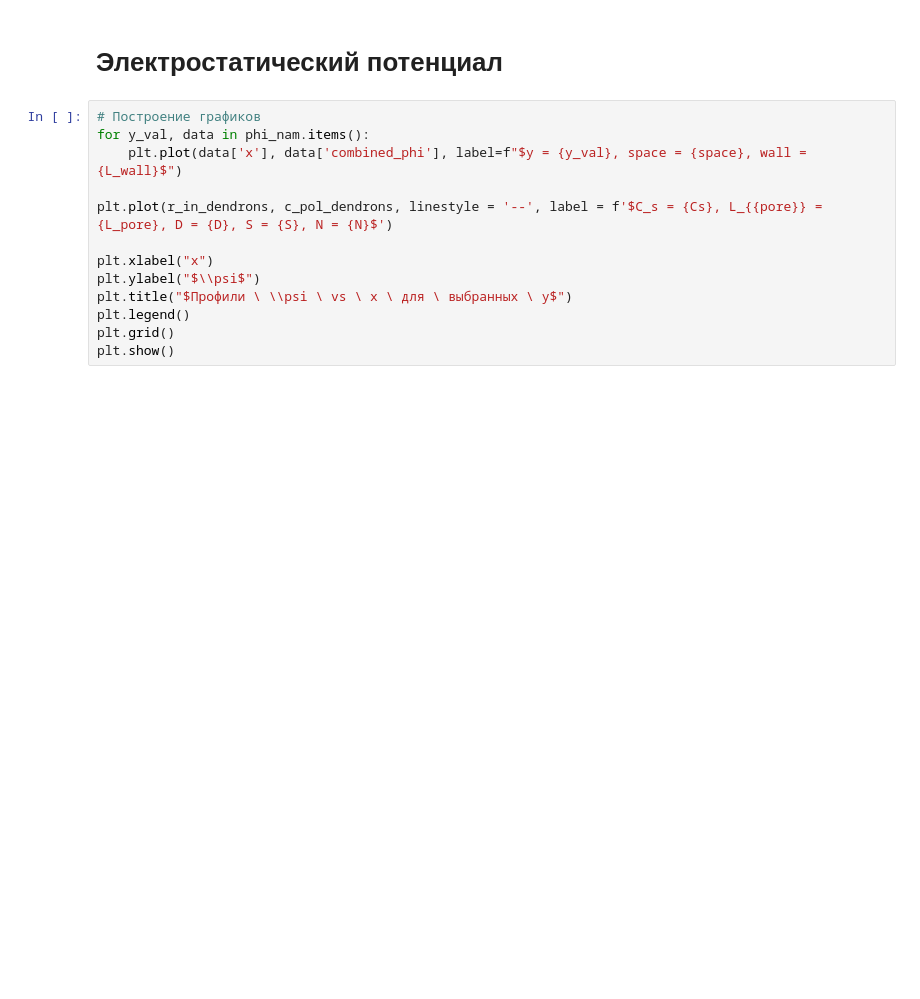
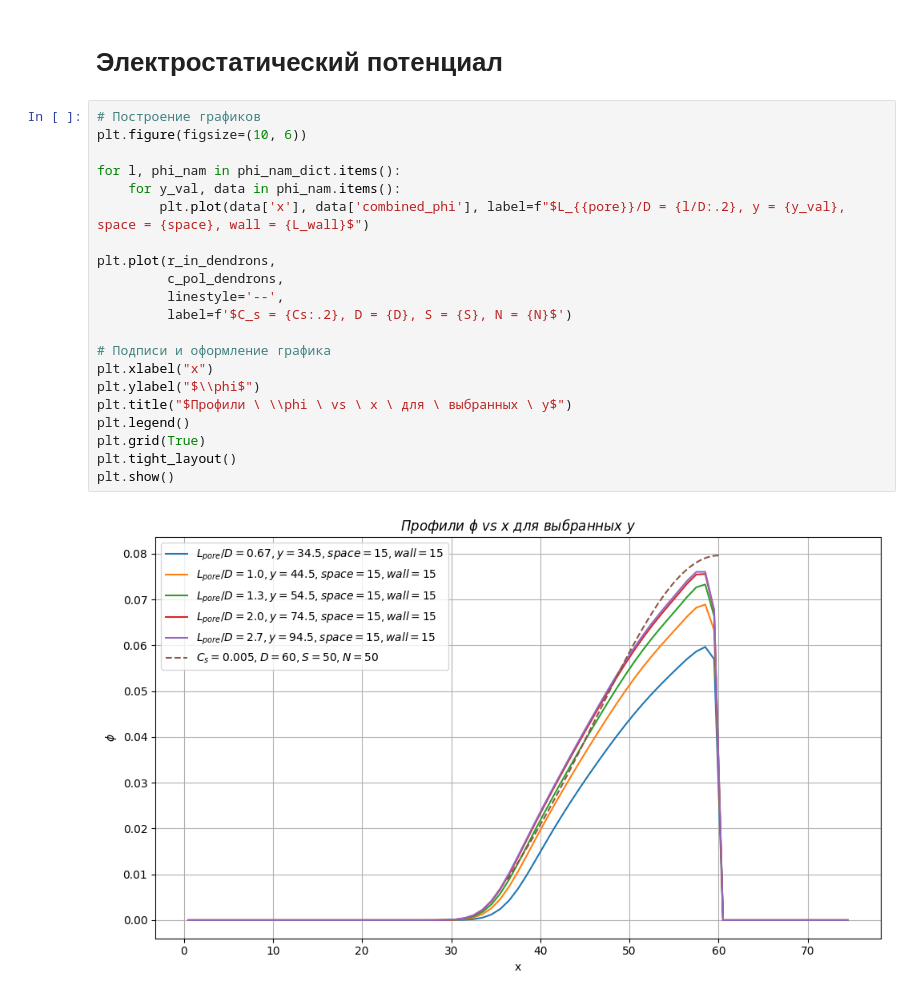
Before and after one commit to salatovaoaoaoa/PB_SCF, a Jupyter notebook: 08_2D_pore/Figures/Figure_2.ipynb, the cells around one changed output. Drawn from its saved outputs; the diff is of its cells as text; blank space fills up the shorter version.

```diff
--- a/08_2D_pore/Figures/Figure_2.ipynb
+++ b/08_2D_pore/Figures/Figure_2.ipynb
@@ -152,14 +314,24 @@ plt.show()
 # Электростатический потенциал
 # %%
 # Построение графиков
-for y_val, data in phi_nam.items():
-    plt.plot(data['x'], data['combined_phi'], label=f"$y = {y_val}, space = {space}, wall = {L_wall}$")
+plt.figure(figsize=(10, 6))
 
-plt.plot(r_in_dendrons, c_pol_dendrons, linestyle = '--', label = f'$C_s = {Cs}, L_{{pore}} = {L_pore}, D = {D}, S = {S}, N = {N}$')
+for l, phi_nam in phi_nam_dict.items():
+    for y_val, data in phi_nam.items():
+        plt.plot(data['x'], data['combined_phi'], label=f"$L_{{pore}}/D = {l/D:.2}, y = {y_val}, space = {space}, wall = {L_wall}$")
 
+plt.plot(r_in_dendrons,
+         c_pol_dendrons,
+         linestyle='--',
+         label=f'$C_s = {Cs:.2}, D = {D}, S = {S}, N = {N}$')
+
+# Подписи и оформление графика
 plt.xlabel("x")
-plt.ylabel("$\\psi$")
-plt.title("$Профили \ \\psi \ vs \ x \ для \ выбранных \ y$")
+plt.ylabel("$\\phi$")
+plt.title("$Профили \ \\phi \ vs \ x \ для \ выбранных \ y$")
 plt.legend()
-plt.grid()
+plt.grid(True)
+plt.tight_layout()
 plt.show()
+# %% [output]
+[figure, added]
```
Also changed, not shown: parts of 7 cells of this notebook, 9 other files.
